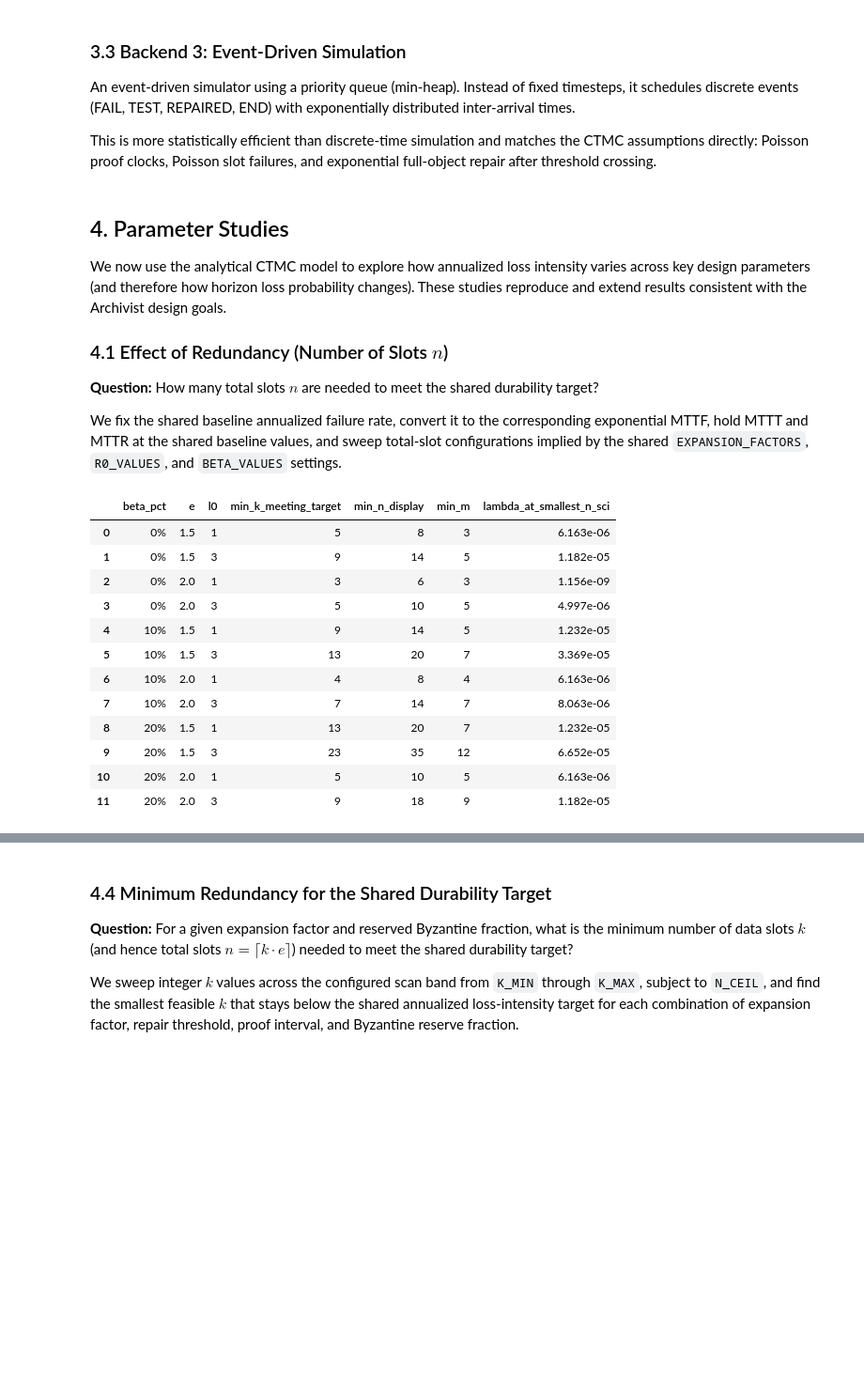
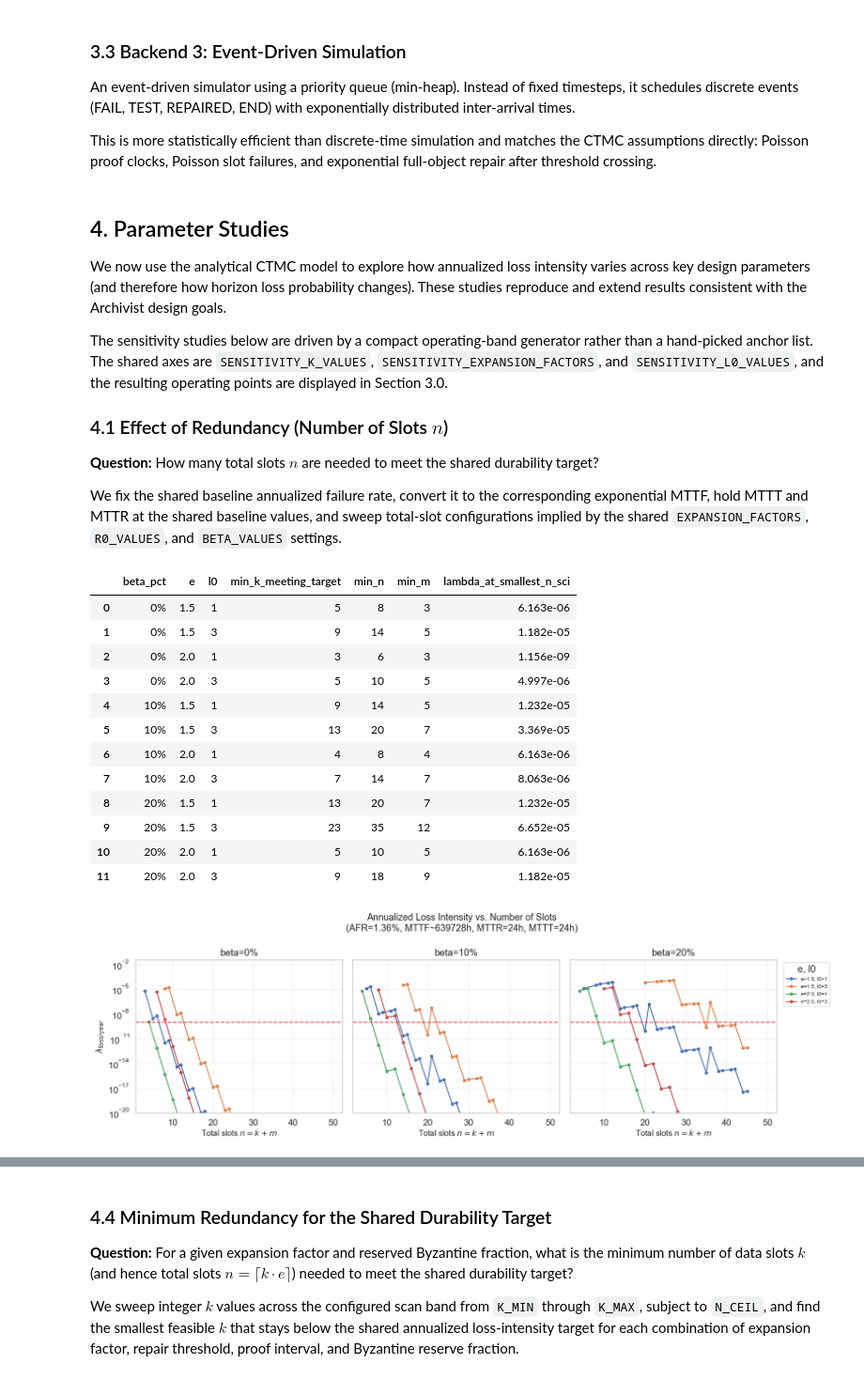
Before and after one commit to durability-labs/archivist-research, a Jupyter notebook: reliability analysis/archivist_reliability_analysis.ipynb, the cells around one changed output, grey strips where cells are left out. Shown at 94% size. Drawn from its saved outputs; the diff is of its cells as text; code cells hidden in the pictures; blank space fills up the shorter version.

```diff
--- a/reliability analysis/archivist_reliability_analysis.ipynb
+++ b/reliability analysis/archivist_reliability_analysis.ipynb
@@ -881,6 +1047,12 @@ We now use the analytical CTMC model to explore how annualized loss
 intensity varies across key design parameters (and therefore how horizon
 loss probability changes). These studies reproduce and extend
 results consistent with the Archivist design goals.
+
+The sensitivity studies below are driven by a compact operating-band
+generator rather than a hand-picked anchor list. The shared axes are
+`SENSITIVITY_K_VALUES`, `SENSITIVITY_EXPANSION_FACTORS`, and
+`SENSITIVITY_L0_VALUES`, and the resulting operating points are displayed
+in Section 3.0.
 
 ### 4.1 Effect of Redundancy (Number of Slots $n$)
 
@@ -904,16 +1076,16 @@ TARGET = TARGET_LAMBDA_LOSS_YEAR
 results = []
 for beta in BETA_VALUES:
     for e in EXPANSION_FACTORS:
-        for r0 in R0_VALUES:
+        for l0 in R0_VALUES:
             for K in range(K_MIN, K_MAX + 1):
                 N = math.ceil(K * e)
                 M = N - K
-                if M < r0 or N > N_CEIL:
+                if M < l0 or N > N_CEIL:
                     continue
                 budget = effective_code_with_byzantine_budget(K, N, beta)
-                if not budget["feasible"] or budget["remaining_parity"] < r0:
+                if not budget["feasible"] or budget["remaining_parity"] < l0:
                     continue
-                lambda_hour = model_fail_per_hour(K, N, r0, MTTT, MTTF, MTTR, beta=beta)
+                lambda_hour = model_fail_per_hour(K, N, l0, MTTT, MTTF, MTTR, beta=beta)
                 results.append(
                     {
                         "k": K,
@@ -922,48 +1094,93 @@ for beta in BETA_VALUES:
                         "e": e,
                         "beta": beta,
                         "beta_pct": pct_str(beta),
-                        "l0": r0,
+                        "l0": l0,
                         "lambda_loss_year": lambda_hour * 8760,
-                        "label": f"e={e}, l0={r0}",
+                        "label": f"e={e}, l0={l0}",
                     }
                 )
-
 
 df1 = pd.DataFrame(results).sort_values(["beta", "e", "l0", "k"]).reset_index(drop=True)
 df1["lambda_loss_year_sci"] = df1["lambda_loss_year"].map(sci_str)
 df1["P_loss_1y_pct"] = df1["lambda_loss_year"].map(lambda_year_pct_str)
 
 redundancy_summary_rows = []
-for (beta, beta_pct, e, l0), group in df1.groupby(["beta", "beta_pct", "e", "l0"], sort=False):
+for (beta, beta_pct, e, l0), group in df1.groupby(
+    ["beta", "beta_pct", "e", "l0"], sort=False
+):
     safe = group[group["lambda_loss_year"] < TARGET].sort_values("n")
     redundancy_summary_rows.append(
         {
             "beta": beta,
             "beta_pct": beta_pct,
             "e": e,
             "l0": l0,
             "min_n_meeting_target": safe["n"].iloc[0] if len(safe) else np.nan,
             "min_k_meeting_target": safe["k"].iloc[0] if len(safe) else np.nan,
             "lambda_at_smallest_n": group.sort_values("n")["lambda_loss_year"].iloc[0],
         }
     )
 
 redundancy_summary_df = pd.DataFrame(redundancy_summary_rows)
-redundancy_summary_df["min_n_display"] = redundancy_summary_df["min_n_meeting_target"].map(
+redundancy_summary_df["min_n"] = redundancy_summary_df["min_n_meeting_target"].map(
     lambda x: str(int(x)) if pd.notna(x) else "not met in scanned range"
 )
-redundancy_summary_df["lambda_at_smallest_n_sci"] = redundancy_summary_df["lambda_at_smallest_n"].map(sci_str)
+
+redundancy_summary_df["lambda_at_smallest_n_sci"] = redundancy_summary_df[
+    "lambda_at_smallest_n"
+].map(sci_str)
+
 redundancy_summary_df["min_m"] = redundancy_summary_df.apply(
-    lambda r: str(int(r["min_n_meeting_target"] - r["min_k_meeting_target"])) if pd.notna(r["min_n_meeting_target"]) else "-",
+    lambda r: (
+        str(int(r["min_n_meeting_target"] - r["min_k_meeting_target"]))
+        if pd.notna(r["min_n_meeting_target"])
+        else "-"
+    ),
     axis=1,
 )
+
 display(
     redundancy_summary_df.sort_values(["beta", "e", "l0"])[
-        ["beta_pct", "e", "l0", "min_k_meeting_target", "min_n_display", "min_m", "lambda_at_smallest_n_sci"]
+        [
+            "beta_pct",
+            "e",
+            "l0",
+            "min_k_meeting_target",
+            "min_n",
+            "min_m",
+            "lambda_at_smallest_n_sci",
+        ]
     ]
 )
+
+# ========================================================
+# Plot: annualized loss intensity vs n
+#
+
+fig, axes = beta_subplots(BETA_VALUES, height=5, width_per_beta=5.25, sharey=True)
+
+for ax, beta in zip(axes, BETA_VALUES):
+    panel = df1[df1["beta"] == beta]
+    for label, group in panel.groupby("label"):
+        ax.semilogy(
+            group["n"], group["lambda_loss_year"], "o-", label=label, markersize=4
+        )
+    add_loss_target_line(ax, TARGET)
+    ax.set_title(f"beta={pct_str(beta)}")
+    ax.set_xlabel("Total slots $n = k + m$", fontsize=12)
+    ax.grid(True, which="both", alpha=0.3)
+    ax.set_ylim(bottom=1e-20)
+
+axes[0].set_ylabel("$\\lambda_{\\mathrm{loss/year}}$", fontsize=13)
+axes[-1].legend(fontsize=8, title="e, l0", bbox_to_anchor=(1.02, 1), loc="upper left")
+fig.suptitle(
+    f"Annualized Loss Intensity vs. Number of Slots\n(AFR={pct_str(AFR)}, MTTF~{MTTF:.0f}h, MTTR={hours_label(MTTR)}, MTTT={hours_label(MTTT)})",
+    fontsize=14,
+)
+plt.tight_layout()
+plt.show()
 # %% [output]
-|  | beta_pct | e | l0 | min_k_meeting_target | min_n_display | min_m | lambda_at_smallest_n_sci |
+|  | beta_pct | e | l0 | min_k_meeting_target | min_n | min_m | lambda_at_smallest_n_sci |
 | 0 | 0% | 1.5 | 1 | 5 | 8 | 3 | 6.163e-06 |
 | 1 | 0% | 1.5 | 3 | 9 | 14 | 5 | 1.182e-05 |
 | 2 | 0% | 2.0 | 1 | 3 | 6 | 3 | 1.156e-09 |
@@ -976,3 +1193,4 @@ display(
 | 9 | 20% | 1.5 | 3 | 23 | 35 | 12 | 6.652e-05 |
 | 10 | 20% | 2.0 | 1 | 5 | 10 | 5 | 6.163e-06 |
 | 11 | 20% | 2.0 | 3 | 9 | 18 | 9 | 1.182e-05 |
+[figure, added]
```
Also changed, not shown: parts of 26 cells of this notebook, 4 other files.
